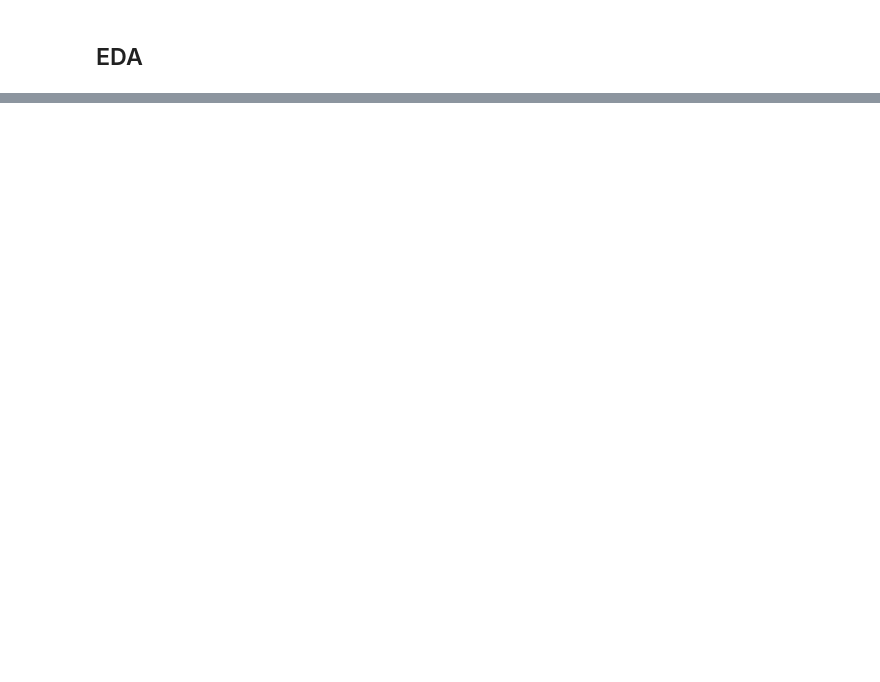
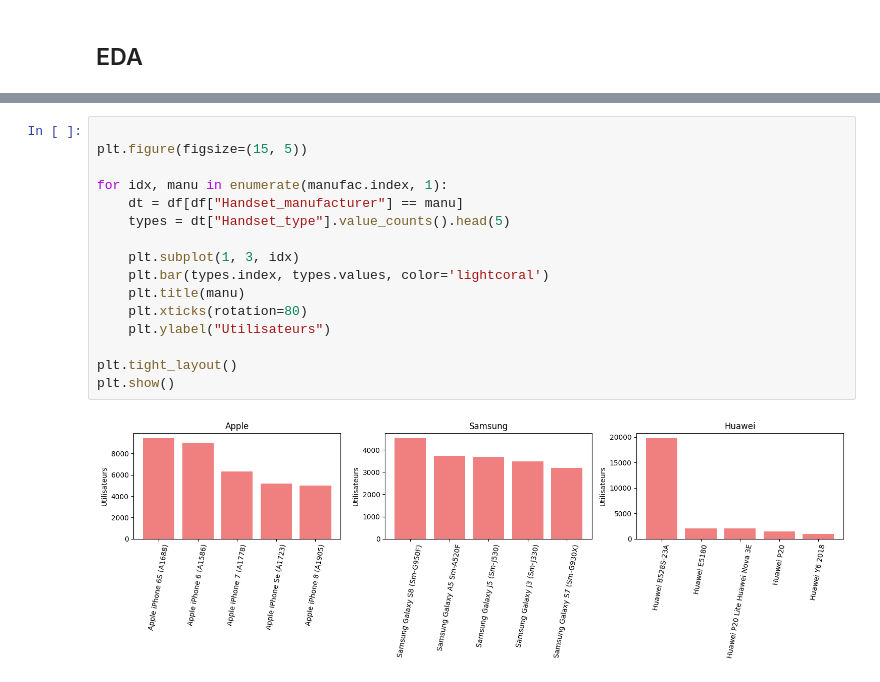
Before and after one commit to Cabrel17/TellCo-Valuation-Analysis, a Jupyter notebook: notebook/user_overview_analysis.ipynb, the cells around one changed output, grey strips where cells are left out. Drawn from its saved outputs; the diff is of its cells as text; blank space fills up the shorter version.

```diff
--- a/notebook/user_overview_analysis.ipynb
+++ b/notebook/user_overview_analysis.ipynb
@@ -76,0 +120,18 @@ Index(['Bearer Id', 'Start', 'Start ms', 'End', 'End ms', 'Dur. (ms)', 'IMSI',
+# %%
+
+plt.figure(figsize=(15, 5))
+
+for idx, manu in enumerate(manufac.index, 1):
+    dt = df[df["Handset_manufacturer"] == manu]
+    types = dt["Handset_type"].value_counts().head(5)
+
+    plt.subplot(1, 3, idx)
+    plt.bar(types.index, types.values, color='lightcoral')
+    plt.title(manu)
+    plt.xticks(rotation=80)
+    plt.ylabel("Utilisateurs")
+
+plt.tight_layout()
+plt.show()
+# %% [output]
+[figure, added]
```
Also changed, not shown: parts of 3 cells of this notebook.
